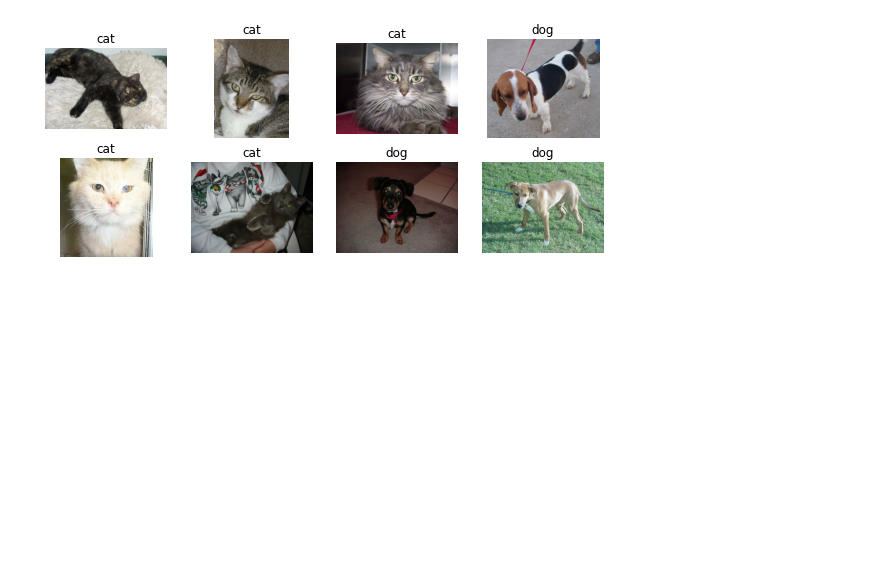
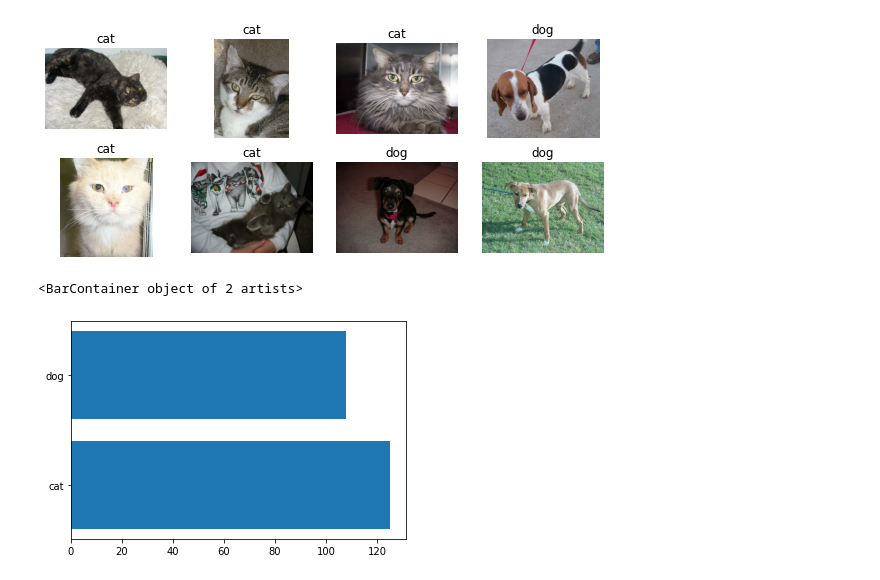
Before and after one commit to Nadiam75/DeepLearning_HW_2, a Jupyter notebook: transferLearning.ipynb, the cells around one changed output. Saved outputs shown, nothing was run; the diff lists cells and outputs as text; code cells hidden in the pictures; blank space fills up the shorter version.

```diff
--- a/transferLearning.ipynb
+++ b/transferLearning.ipynb
@@ -255,9 +232,10 @@ def preprocess(img, label):
 # %%
+classNames = ['cat', 'dog']
 
 import tensorflow_datasets.public_api as tfds
 (trainDataset_, validationDataset_ , testDataset_), info = tfds.load(
     'cats_vs_dogs',
-    split = ('train[:8%]', 'train[8%:10%]' , 'train[10%:12%]'),
+    split = ('train[2:4%]', 'train[7%:8%]' , 'train[10%:11%]'),
     with_info = True,
     as_supervised = True
 )
@@ -292,0 +255,15 @@ validationDataset = validationDataset_.map(preprocess).batch(bs)
+# %%
+# for example in trainDataset_ :
+x_train =  np.array ( [    np.asarray(   np.array (  ( tf.image.resize(example[0], largeDim )/ 255)   )   )   for example in trainDataset_  ] )
+x_val =    np.array ( [    np.asarray(   np.array (  ( tf.image.resize(example[0], largeDim  )/ 255)   )   )   for example in validationDataset_  ] )
+x_test =    np.array ( [    np.asarray(   np.array (  ( tf.image.resize(example[0], largeDim )/ 255)   )   )   for example in testDataset_  ] )
+y_train =  np.array (  [    np.asarray(    example[1]  )   for example in trainDataset_  ] )
+y_val =   np.array (   [    np.asarray(    example[1]  )   for example in validationDataset_  ] )
+y_test =  np.array (   [    np.asarray(    example[1]  )   for example in testDataset_  ] )
+# %%
+classes, counts = np.unique(y_val, return_counts=True)
+plt.barh(classNames, counts)
+# plt.title('Class distribution in the original data set')
+# %% [output]
+<BarContainer object of 2 artists>
+[figure, added]
```
Also changed, not shown: parts of 26 cells of this notebook.
